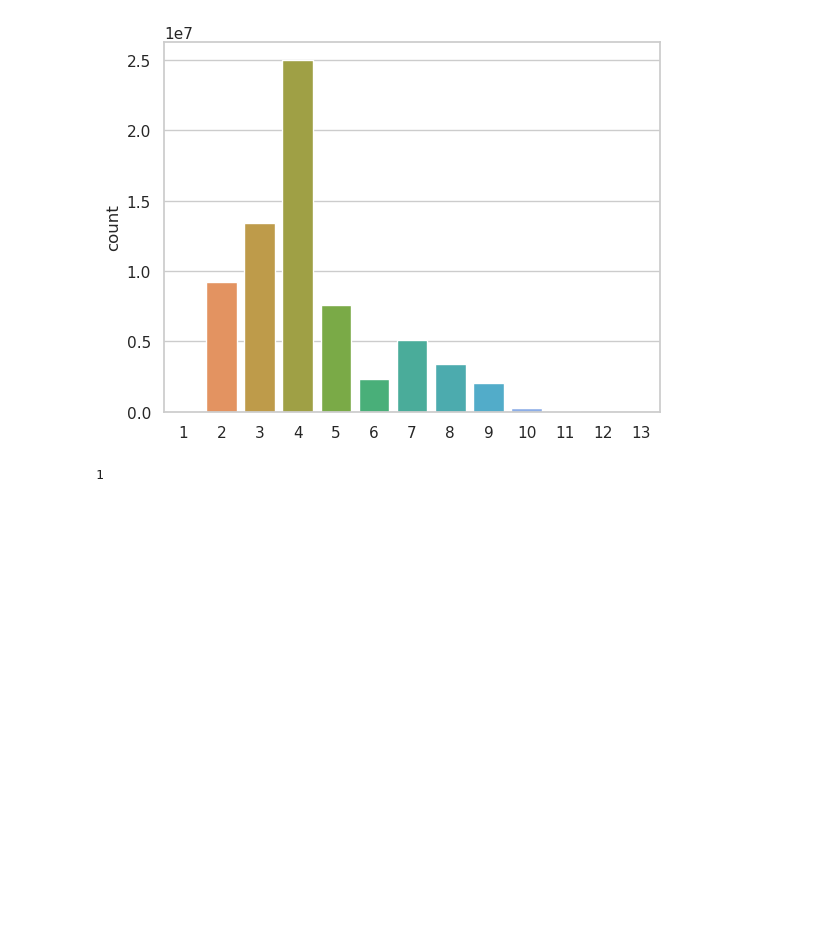
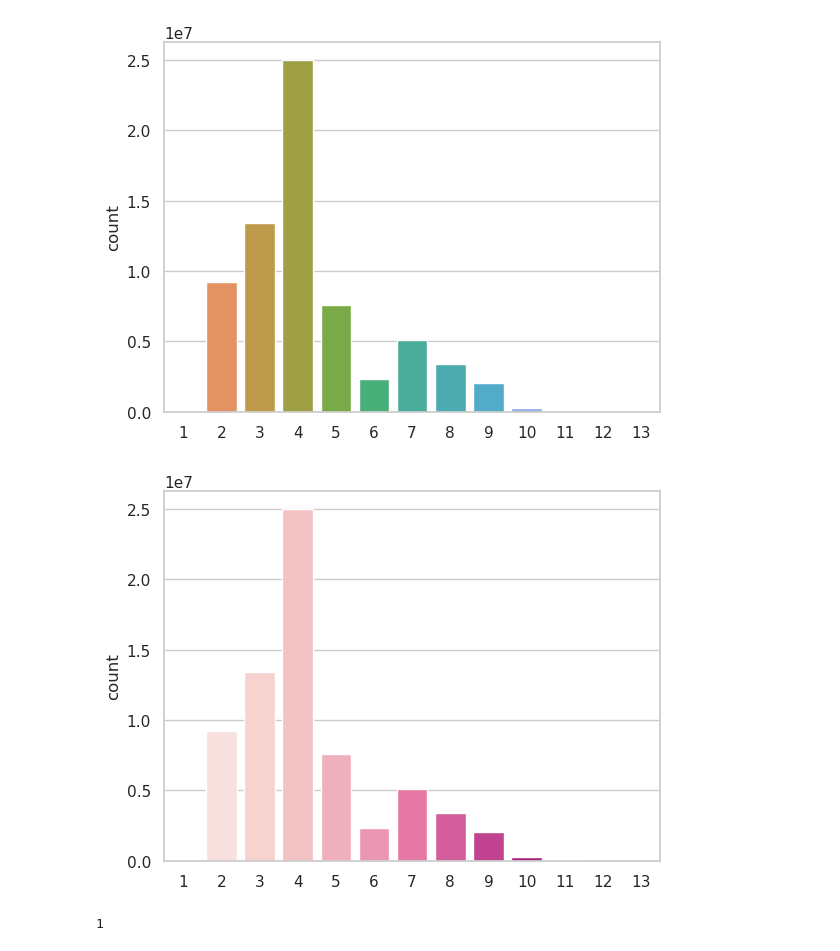
Before and after one commit to pandita-IA/Computacion_Social_practica_1, a Jupyter notebook: analisis.ipynb, the cells around one changed output. Saved outputs shown, nothing was run; the diff lists cells and outputs as text; code cells hidden in the pictures; blank space fills up the shorter version.

```diff
--- a/analisis.ipynb
+++ b/analisis.ipynb
@@ -33,0 +34,32 @@ El usuario menos sociable es: ('835338751979159553', 2)
+# %%
+
+import os
+import json
+import asyncio
+from twscrape import API, gather
+from twscrape.logger import set_log_level
+import nest_asyncio
+from collections import defaultdict
+from itertools import chain
+import random
+
+grados = sorted(G.degree, key=lambda x: x[1], reverse=True)
+mas_sociable = grados[:5]
+menos_sociable = grados[-5:]
+
+async def main(user_id):
+    api = API()  # or API("path-to.db") - default is `accounts.db`
+
+    # Tweet & User model can be converted to regular dict or json, e.g.:
+    doc = await api.user_by_id(user_id)  # User
+    if doc is not None:
+        return doc.username
+    return None
+
+print('USUARIOS MENOS SOCIABLES')
+for i in menos_sociable:
+    print(f"El {i} usuario menos sociable es: {i} {await main(i[0])}")
+print('USUARIOS MÁS SOCIABLES')
+for i in mas_sociable:
+
+    print(f"El {i} usuario menos sociable es: {i} {await main(i[0])}")
@@ -110,6 +175,11 @@ print(f"El camino geodésico medio es: {nx.average_shortest_path_length(G):.2f}"
 # %% [output]
 El camino geodésico medio es: 4.31
 [figure]
+# %%
+fig = sns.countplot(x=caminos, palette = 'RdPu' )
+fig.figure.savefig("camino_geodesico.png")
+# %% [output]
+[figure, added]
 # %%
 len(list(nx.connected_components(G))) # Es un grafo conexo, forma una única componente conexa
 # %% [output]
```
Also changed, not shown: parts of 12 cells of this notebook, 8 other files.
